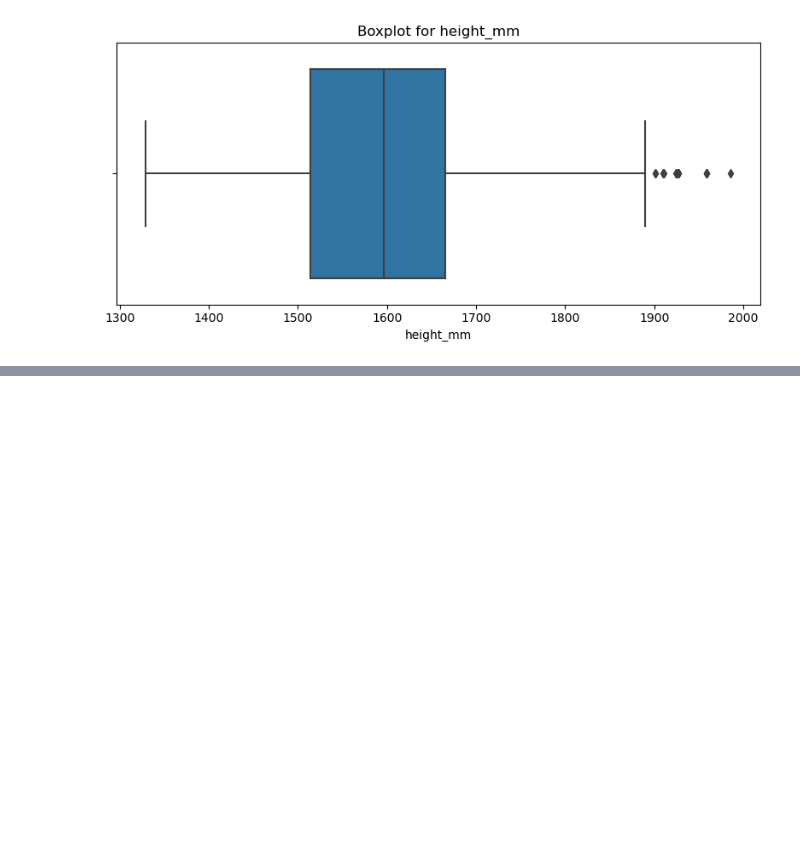
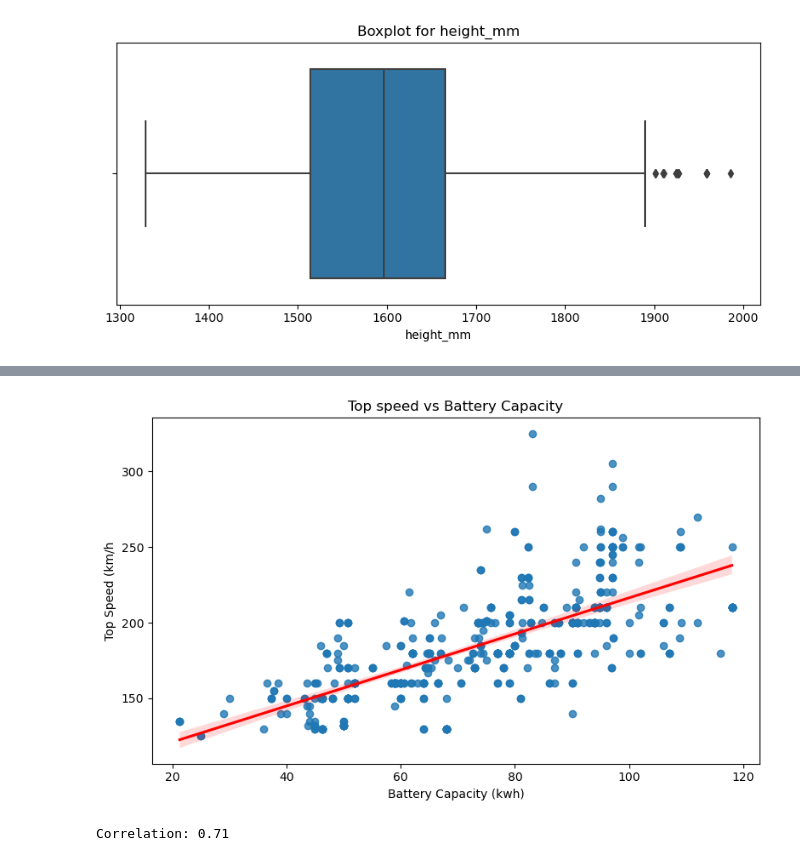
Before and after one commit to Rufina9725/ev-data-analysis, a Jupyter notebook: electric vehicles spec 2025-clean.ipynb, the cells around one changed output, grey strips where cells are left out. Cells and saved outputs as stored; diff of their text form; code cells hidden in the pictures; blank space fills up the shorter version.

```diff
--- a/electric vehicles spec 2025-clean.ipynb
+++ b/electric vehicles spec 2025-clean.ipynb
@@ -244,0 +295,19 @@ show_histograms(df)
+# %%
+# does battery size relate to speed?
+# scatter plot with trend
+plt.figure(figsize=(8,5))
+sns.regplot(data=df, x='battery_capacity_kWh', y='top_speed_kmh', line_kws={"color": "red"})
+plt.title("Top speed vs Battery Capacity")
+plt.xlabel("Battery Capacity (kwh)")
+plt.ylabel("Top Speed (km/h")
+plt.tight_layout()
+plt.show()
+# %% [output]
+[figure, added]
+# %%
+#check the correlation number,> 0.5 = strong positive relationship, 0.3–0.5 = moderate, < 0.3 = weak
+
+corr=df["battery_capacity_kWh"].corr(df["top_speed_kmh"])
+print(f"Correlation: {corr:.2f}")
+# %% [output]
+Correlation: 0.71
```
Also changed, not shown: parts of 9 cells of this notebook.
